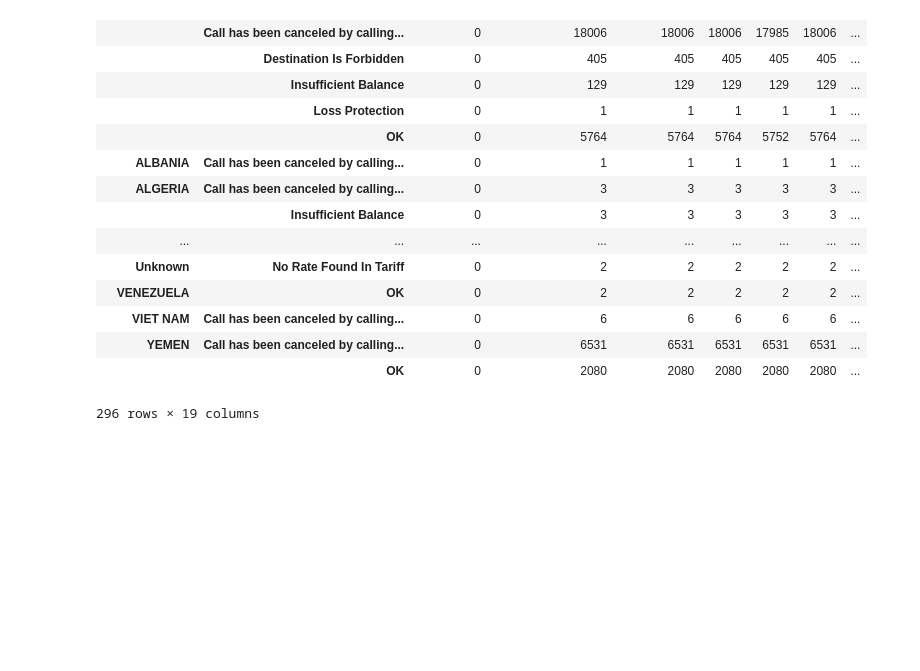
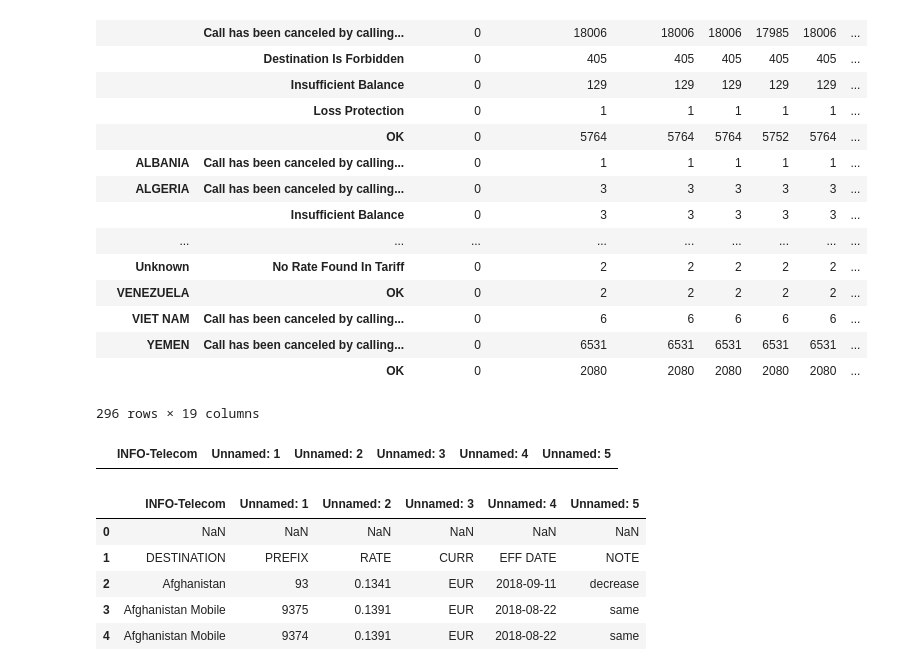
Before and after one commit to iKlotho/very, a Jupyter notebook: cdrs/eda.ipynb, the cells around one changed output. Cells and saved outputs as stored; diff of their text form; code cells hidden in the pictures; blank space fills up the shorter version.

```diff
--- a/cdrs/eda.ipynb
+++ b/cdrs/eda.ipynb
@@ -76,3 +76,18 @@ df.pivot_table(index=["Country","Error Message"],aggfunc="count")
 | YEMEN | Call has been canceled by calling... | 0 | 6531 | 6531 | 6531 | 6531 | 6531 | ... |
 |  | OK | 0 | 2080 | 2080 | 2080 | 2080 | 2080 | ... |
 296 rows × 19 columns
+# %%
+df = pd.read_excel("ARIAFONE-04-09-2018-16-17-clientrates-133-AZ.xlsx")
+# %%
+df[df["Unnamed: 1"] == 30210375]
+# %% [output]
+|  | INFO-Telecom | Unnamed: 1 | Unnamed: 2 | Unnamed: 3 | Unnamed: 4 | Unnamed: 5 |
+# %%
+df.head()
+# %% [output]
+|  | INFO-Telecom | Unnamed: 1 | Unnamed: 2 | Unnamed: 3 | Unnamed: 4 | Unnamed: 5 |
+| 0 | NaN | NaN | NaN | NaN | NaN | NaN |
+| 1 | DESTINATION | PREFIX | RATE | CURR | EFF DATE | NOTE |
+| 2 | Afghanistan | 93 | 0.1341 | EUR | 2018-09-11 | decrease |
+| 3 | Afghanistan Mobile | 9375 | 0.1391 | EUR | 2018-08-22 | same |
+| 4 | Afghanistan Mobile | 9374 | 0.1391 | EUR | 2018-08-22 | same |
```
Also changed, not shown: 13 other files.
